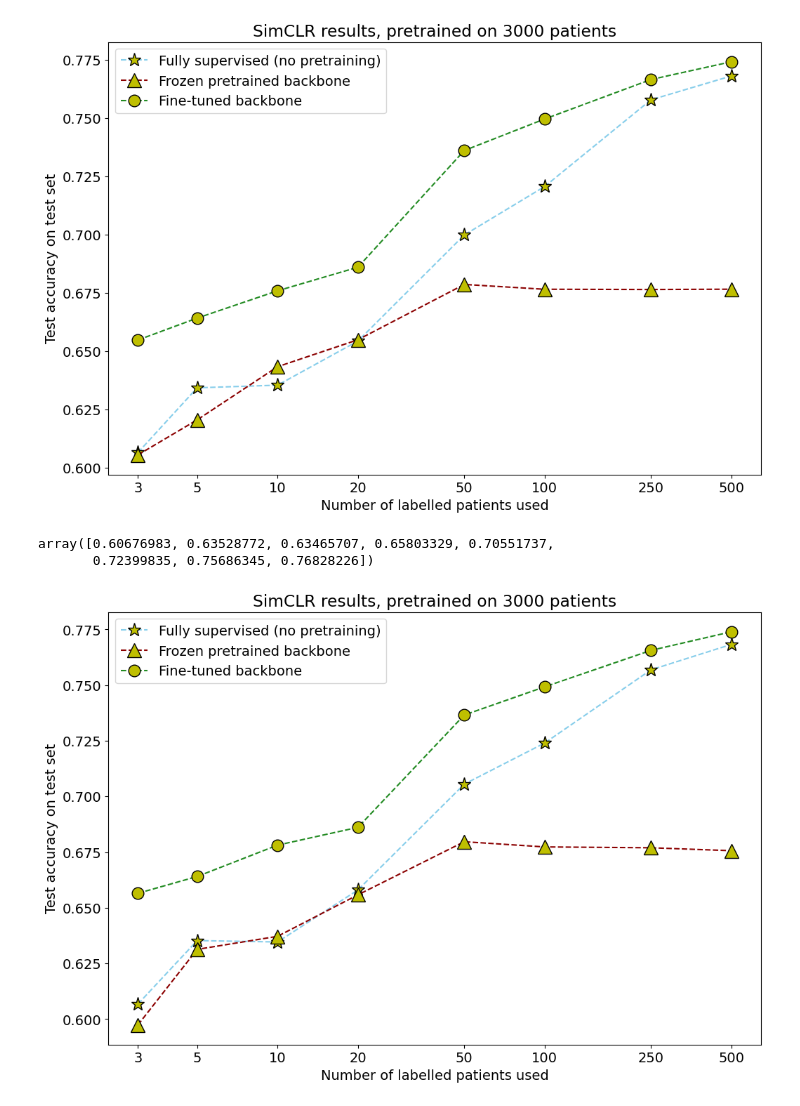
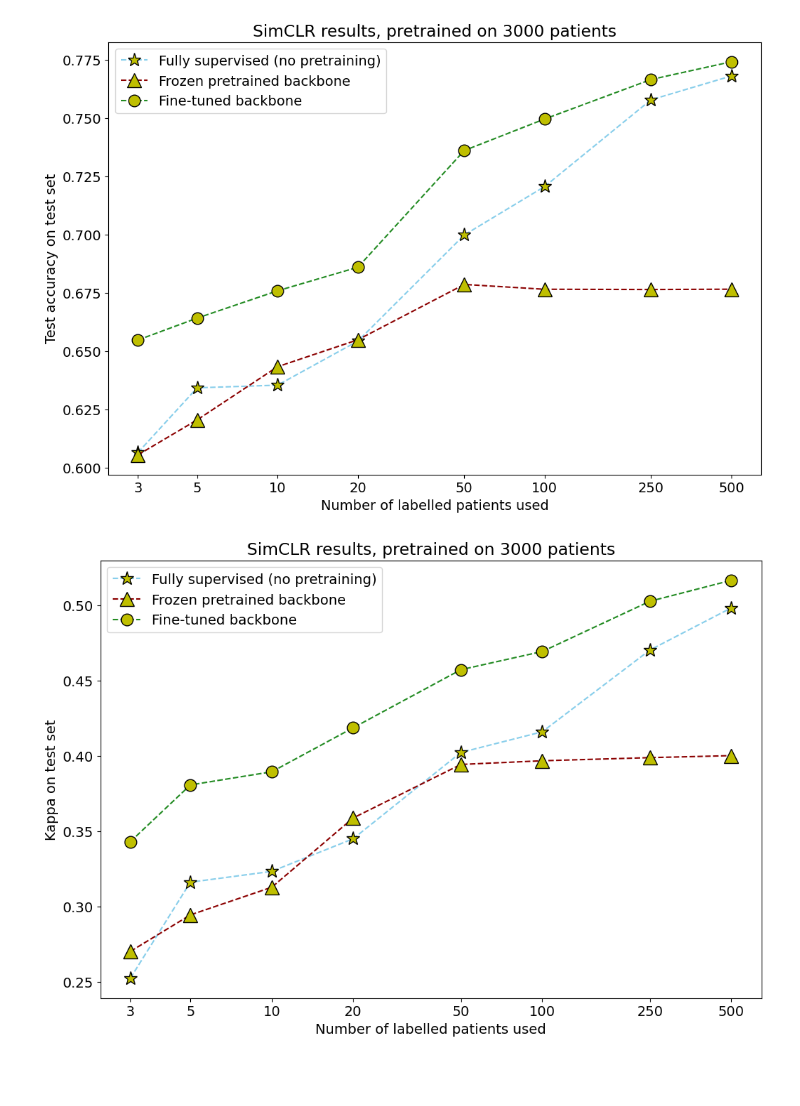
Before and after one commit to TomS55555/thesis, a Jupyter notebook: experiments/process_results.ipynb, the cells around one changed output. Cells and saved outputs as stored; diff of their text form; code cells hidden in the pictures; blank space fills up the shorter version.

Commit message:
ready to test maeeg for first time

```diff
--- a/experiments/process_results.ipynb
+++ b/experiments/process_results.ipynb
@@ -76,13 +76,16 @@ def process_multiple_files(filenames):
         'fine_results_acc': {'mean': mean_results[4,:], 'std': std_results[4,:]},
         'fine_results_kappa': {'mean': mean_results[5,:], 'std': std_results[5,:]},
     }
-# %%
-all_results = process_multiple_files(['sample_results', 'sample_results2'])
-all_results['sup_results_acc']['mean']
-# %% [output]
-array([0.60676983, 0.63528772, 0.63465707, 0.65803329, 0.70551737,
-       0.72399835, 0.75686345, 0.76828226])
+# %%
+all_results = process_multiple_files([
+    'CnnEncoder\\simclr\\test_results\\test_results_cnn_encoder_final30',
+    'CnnEncoder\\simclr\\test_results\\test_results_cnn_encoder_final32',
+    'CnnEncoder\\simclr\\test_results\\test_results_cnn_encoder_final33',
+    'CnnEncoder\\simclr\\test_results\\test_results_cnn_encoder_final34'
+])
+#all_results['sup_results_acc']['mean']
 # %%
-plot_simclr(all_results['patients'], all_results['sup_results_acc']['mean'], all_results['log_results_acc']['mean'], all_results['fine_results_acc']['mean'])
+plot_simclr(all_results['patients'], all_results['sup_results_kappa']['mean'], all_results['log_results_kappa']['mean'], all_results['fine_results_kappa']['mean'],
+            ylabel='Kappa')
 # %% [output]
-[figure, old version]
+[figure, new version]
```
Also changed, not shown: 8 other files.
